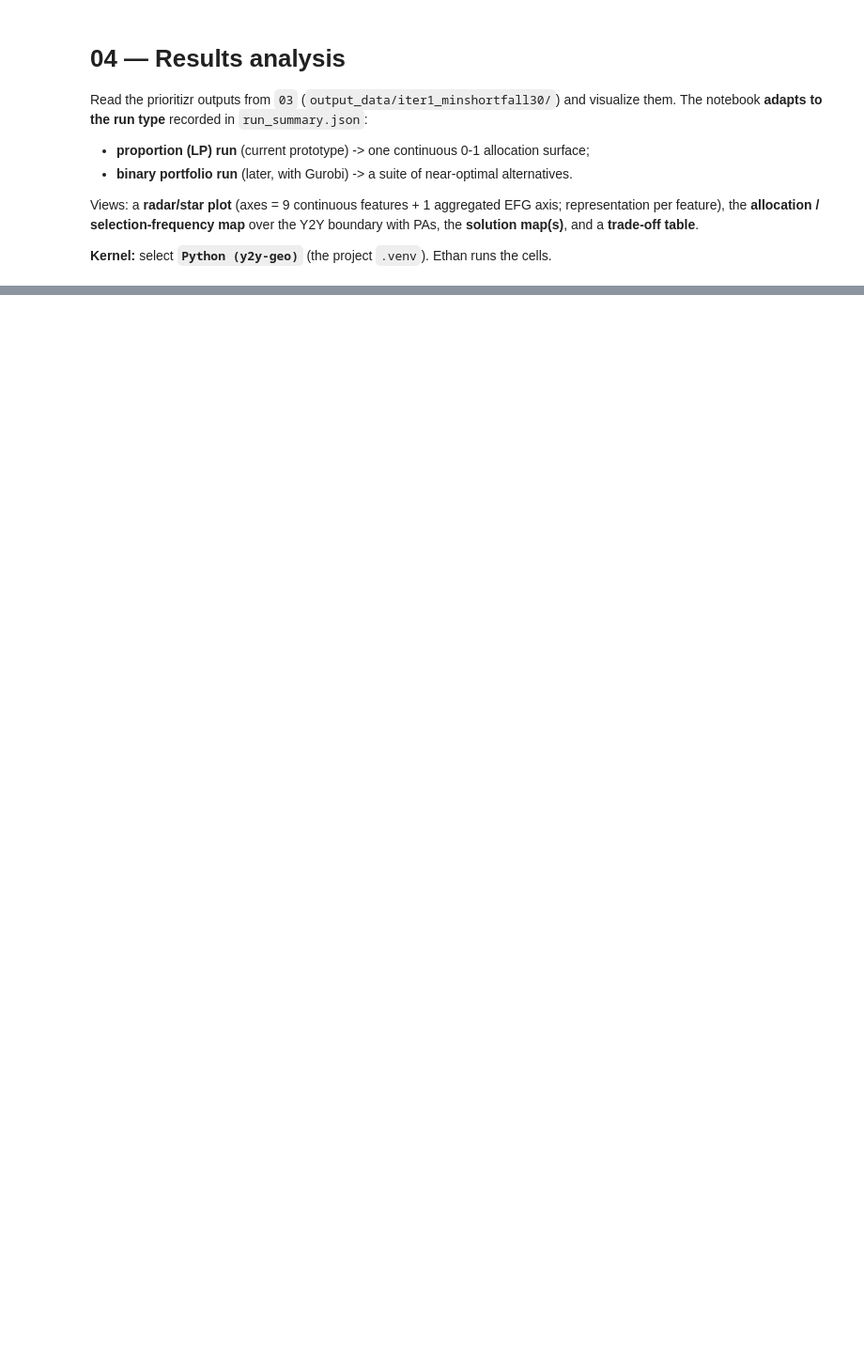
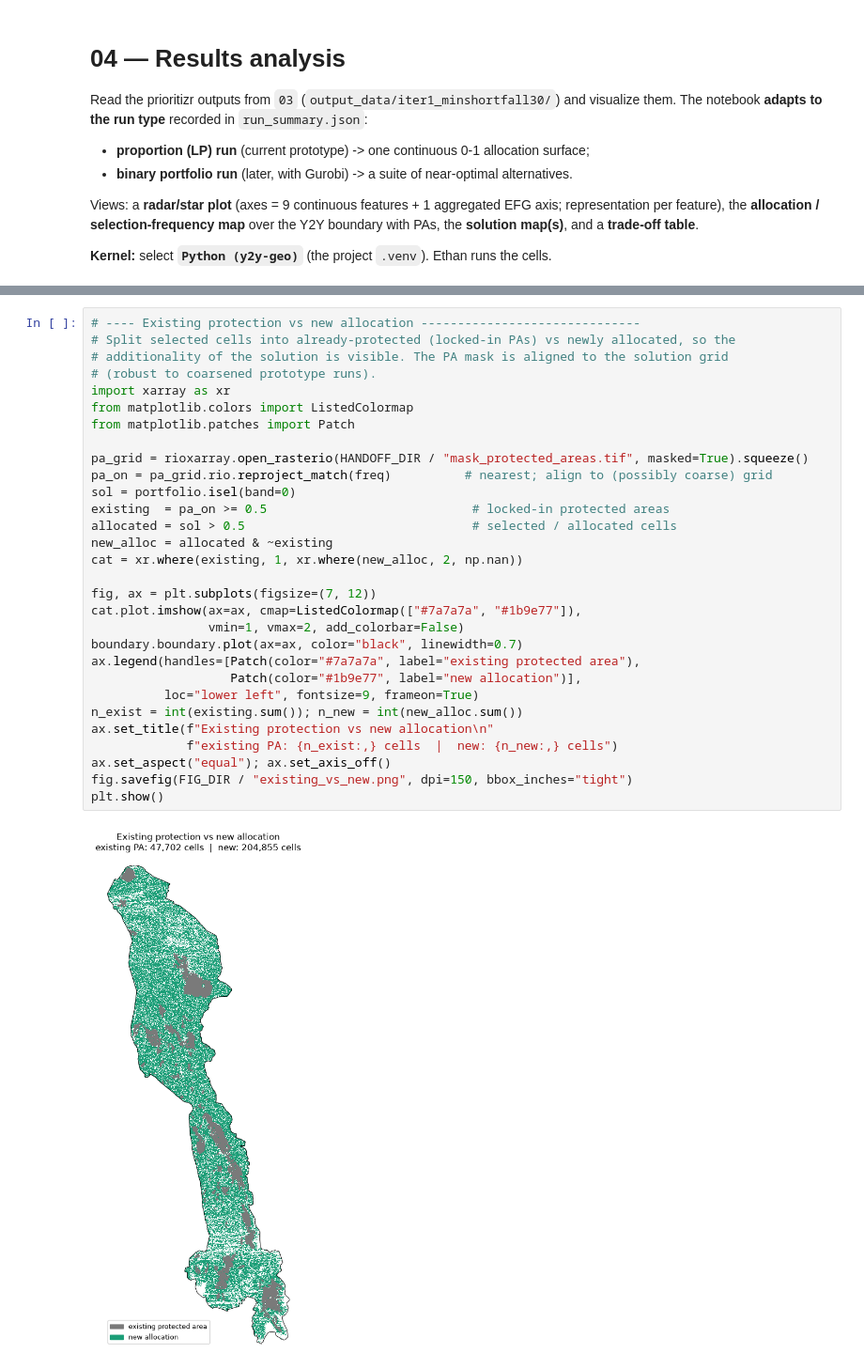
Before and after one commit to bermane/y2y-spatial-optimization, a Jupyter notebook: 04_results_analysis.ipynb, the cells around one changed output, grey strips where cells are left out. Shown at 94% size. Saved outputs shown, nothing was run; the diff lists cells and outputs as text; blank space fills up the shorter version.

```diff
--- a/04_results_analysis.ipynb
+++ b/04_results_analysis.ipynb
@@ -142,3 +165,35 @@ plt.show()
+# %%
+# ---- Existing protection vs new allocation ------------------------------
+# Split selected cells into already-protected (locked-in PAs) vs newly allocated, so the
+# additionality of the solution is visible. The PA mask is aligned to the solution grid
+# (robust to coarsened prototype runs).
+import xarray as xr
+from matplotlib.colors import ListedColormap
+from matplotlib.patches import Patch
+
+pa_grid = rioxarray.open_rasterio(HANDOFF_DIR / "mask_protected_areas.tif", masked=True).squeeze()
+pa_on = pa_grid.rio.reproject_match(freq)          # nearest; align to (possibly coarse) grid
+sol = portfolio.isel(band=0)
+existing  = pa_on >= 0.5                            # locked-in protected areas
+allocated = sol > 0.5                               # selected / allocated cells
+new_alloc = allocated & ~existing
+cat = xr.where(existing, 1, xr.where(new_alloc, 2, np.nan))
+
+fig, ax = plt.subplots(figsize=(7, 12))
+cat.plot.imshow(ax=ax, cmap=ListedColormap(["#7a7a7a", "#1b9e77"]),
+                vmin=1, vmax=2, add_colorbar=False)
+boundary.boundary.plot(ax=ax, color="black", linewidth=0.7)
+ax.legend(handles=[Patch(color="#7a7a7a", label="existing protected area"),
+                   Patch(color="#1b9e77", label="new allocation")],
+          loc="lower left", fontsize=9, frameon=True)
+n_exist = int(existing.sum()); n_new = int(new_alloc.sum())
+ax.set_title(f"Existing protection vs new allocation\n"
+             f"existing PA: {n_exist:,} cells  |  new: {n_new:,} cells")
+ax.set_aspect("equal"); ax.set_axis_off()
+fig.savefig(FIG_DIR / "existing_vs_new.png", dpi=150, bbox_inches="tight")
+plt.show()
+# %% [output]
+[figure, added]
 # %%
 # ---- Trade-off table + headline stats -----------------------------------
 stats = pd.DataFrame(summary["per_alternative"])
```
Also changed, not shown: parts of 12 cells of this notebook, 3 other files.
